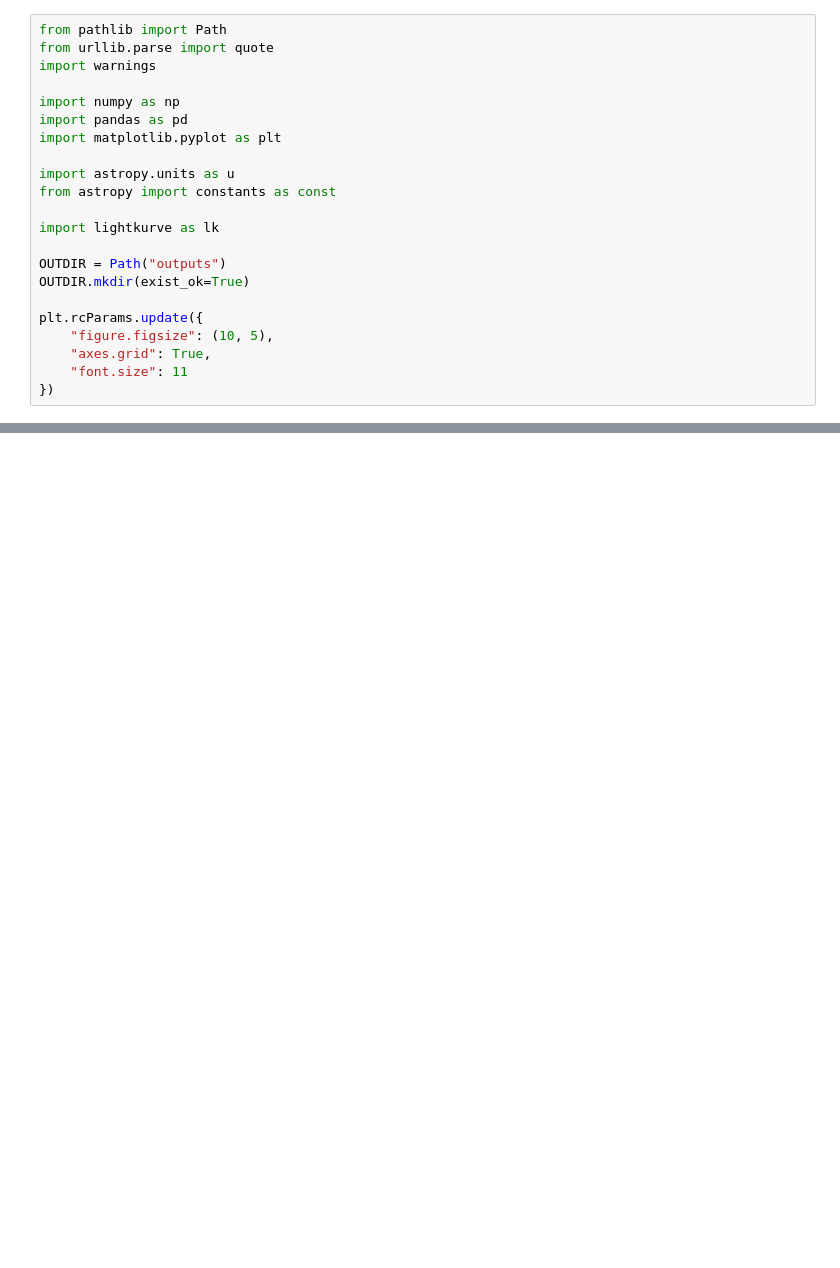
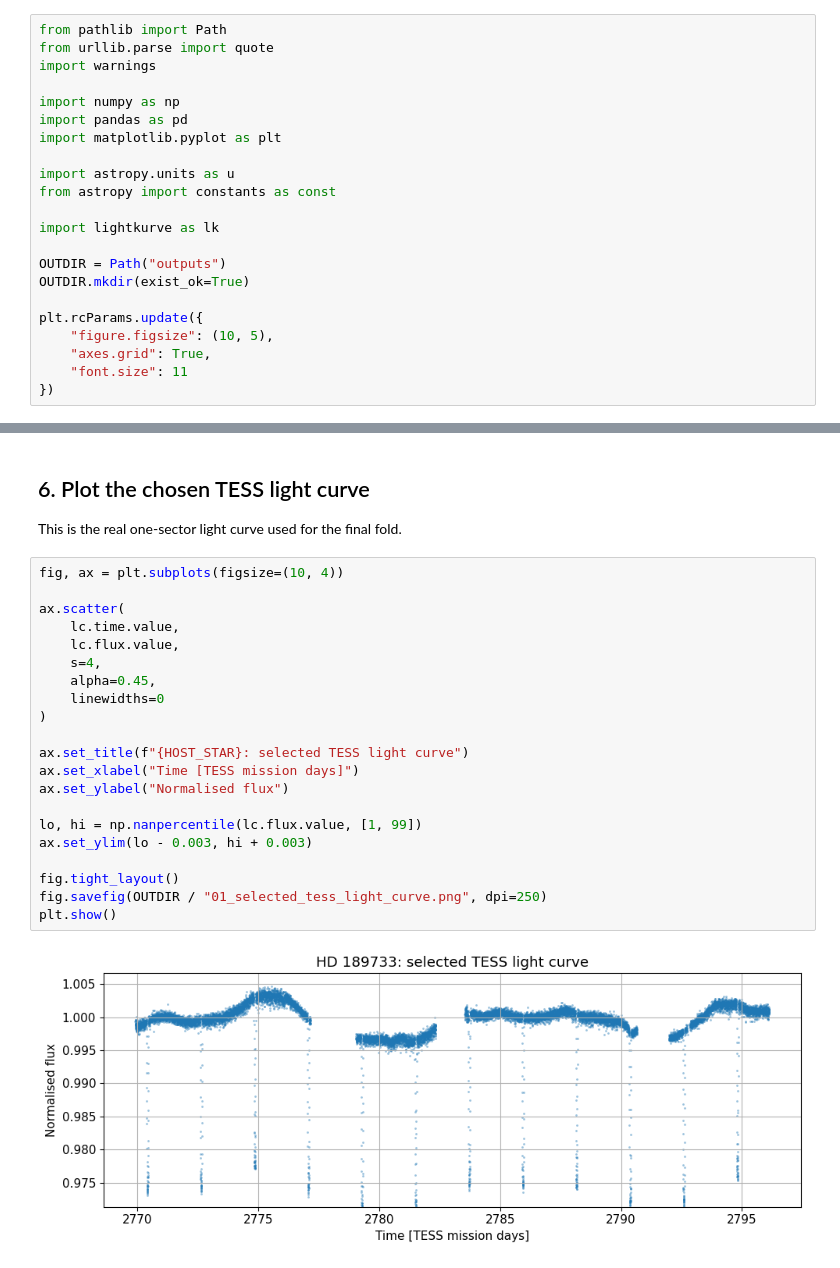
Before and after one commit to Biswajit1999/hd189733b-lightkurve-transit-starter, a Jupyter notebook: HD189733b_Transit_Photometry.ipynb, the cells around one changed output, grey strips where cells are left out. Drawn from its saved outputs; the diff is of its cells as text; blank space fills up the shorter version.

```diff
--- a/HD189733b_Transit_Photometry.ipynb
+++ b/HD189733b_Transit_Photometry.ipynb
@@ -646,0 +473,27 @@ NASA Exoplanet Archive (n.d.) ‘Planetary Systems Composite Parameters and TAP
+# %% [markdown]
+## 6. Plot the chosen TESS light curve
+
+This is the real one-sector light curve used for the final fold.
+# %%
+fig, ax = plt.subplots(figsize=(10, 4))
+
+ax.scatter(
+    lc.time.value,
+    lc.flux.value,
+    s=4,
+    alpha=0.45,
+    linewidths=0
+)
+
+ax.set_title(f"{HOST_STAR}: selected TESS light curve")
+ax.set_xlabel("Time [TESS mission days]")
+ax.set_ylabel("Normalised flux")
+
+lo, hi = np.nanpercentile(lc.flux.value, [1, 99])
+ax.set_ylim(lo - 0.003, hi + 0.003)
+
+fig.tight_layout()
+fig.savefig(OUTDIR / "01_selected_tess_light_curve.png", dpi=250)
+plt.show()
+# %% [output]
+[figure, added]
```
Also changed, not shown: parts of 46 cells of this notebook.
